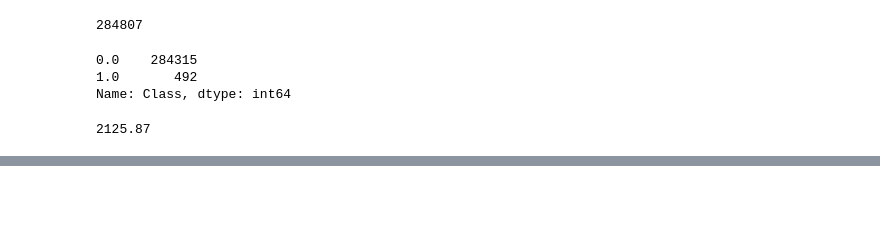
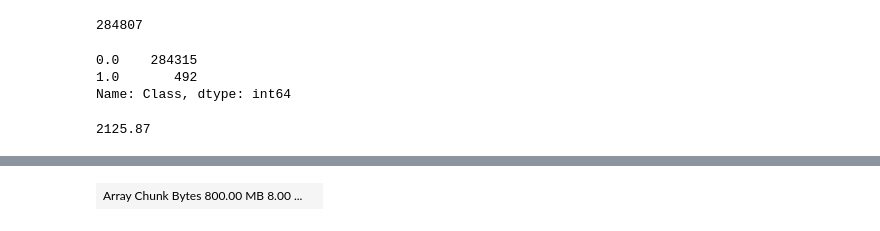
Before and after one commit to KalikaKay/Thinkful-Notebooks, a Jupyter notebook: Dask.ipynb, the cells around one changed output, grey strips where cells are left out. Drawn from its saved outputs; the diff is of its cells as text; code cells hidden in the pictures; blank space fills up the shorter version.

```diff
--- a/Dask.ipynb
+++ b/Dask.ipynb
@@ -226,0 +258,6 @@ fraud.Amount.max().compute()
+# %%
+x = da.random.random((10000, 10000), chunks=(1000, 1000))
+# This persists the `x` array into the memory
+x.persist()
+# %% [output]
+| Array Chunk Bytes 800.00 MB 8.00 ... |  |
```
Also changed, not shown: parts of 13 cells of this notebook.
